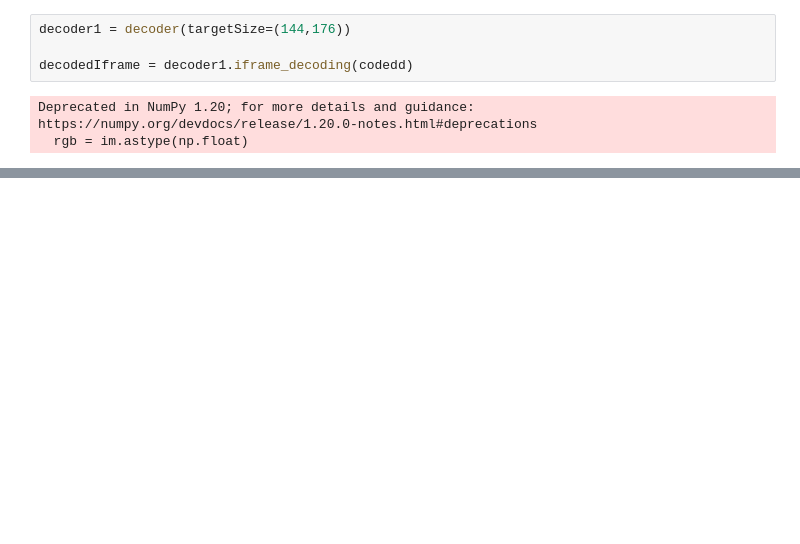
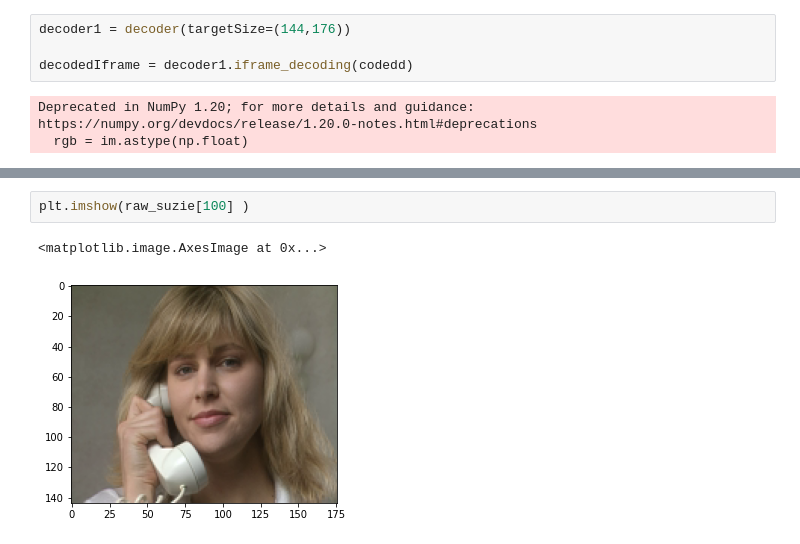
Before and after one commit to farhadhsn8/mpeg2-video-coding, a Jupyter notebook: i.ipynb, the cells around one changed output, grey strips where cells are left out. Saved outputs shown, nothing was run; the diff lists cells and outputs as text; blank space fills up the shorter version.

```diff
--- a/i.ipynb
+++ b/i.ipynb
@@ -209,3 +232,8 @@ plt.imshow(decodedIframe, cmap="gray")
 # %% [output]
 <matplotlib.image.AxesImage at 0x...>
 [figure]
+# %%
+plt.imshow(raw_suzie[100] )
+# %% [output]
+<matplotlib.image.AxesImage at 0x...>
+[figure, added]
```
Also changed, not shown: parts of 10 cells of this notebook.
